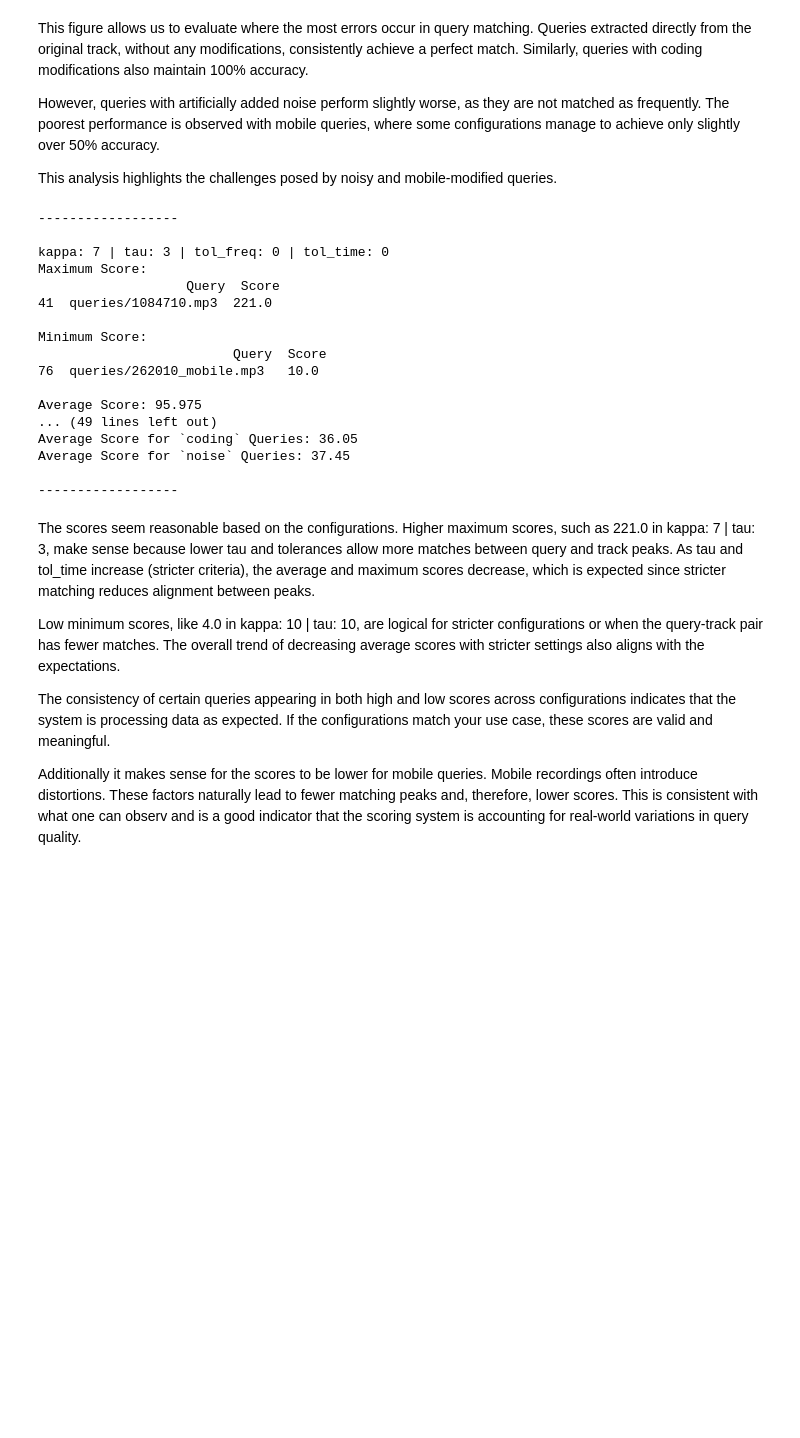
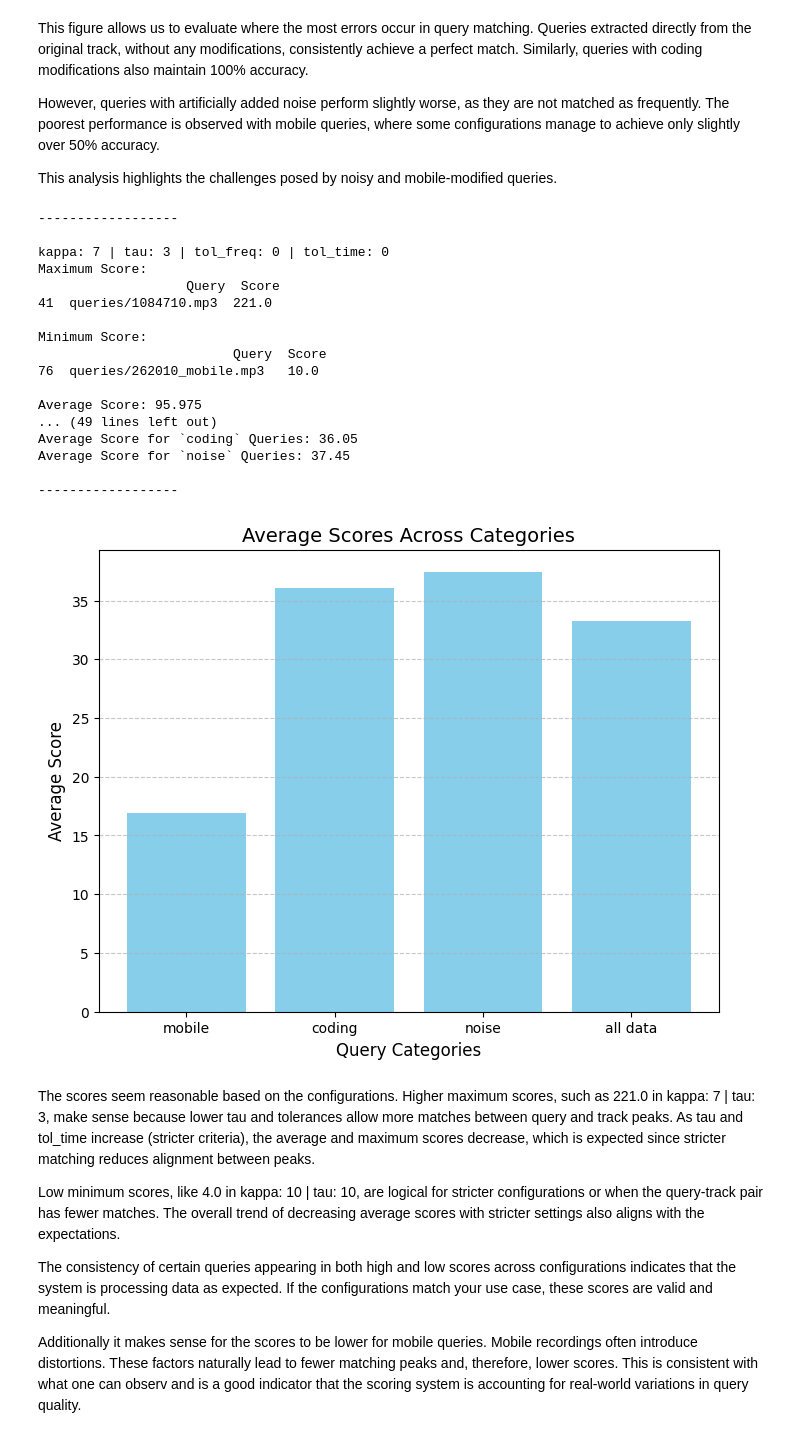
Before and after one commit to Konstiu/Music-Information-Retrieval, a Jupyter notebook: MS2.1.ipynb, the cells around one changed output. Drawn from its saved outputs; the diff is of its cells as text; code cells hidden in the pictures; blank space fills up the shorter version.

Commit message:
Add visualization

```diff
--- a/MS2.1.ipynb
+++ b/MS2.1.ipynb
@@ -628,6 +628,8 @@ for config in configs:
         if "noise" in query_name.lower()
     ]
 
+    average_scores = {"mobile": [], "coding": [], "noise": [], "all data": []}
+
     # Create DataFrames
     df = pd.DataFrame(matches_data)
     df_m = pd.DataFrame(matches_data_mobile)
@@ -650,37 +652,62 @@ for config in configs:
         average_score_n = df_n["Score"].mean()
     average_score_o = None
 
+    for category, matches in zip(
+        ["mobile", "coding", "noise", "all data"],
+        [df_m, df_c, df_n, df]
+    ):
+        df = pd.DataFrame(matches)
+        if not df.empty:
+            df["Score"] = pd.to_numeric(df["Score"])
+            average_scores[category].append(df["Score"].mean())
+
     # Calculate max, min, and average for all queries
     max_row = df.nlargest(1, "Score")
     min_row = df.nsmallest(1, "Score")
     average_score = df["Score"].mean()
 
     # Print Results
     print("Maximum Score:\n", max_row)
     print("\nMinimum Score:\n", min_row)
     print("\nAverage Score:", average_score)
     print("Average Score for `mobile` Queries:", average_score_m)
     print("Average Score for `coding` Queries:", average_score_c)
     print("Average Score for `noise` Queries:", average_score_n)
     print("\n------------------\n")
+
+final_averages = {cat: pd.Series(scores).mean() for cat, scores in average_scores.items() if scores}
+
+plt.figure(figsize=(8, 6))
+categories = list(final_averages.keys())
+scores = list(final_averages.values())
+
+plt.bar(categories, scores, color='skyblue')
+plt.title("Average Scores Across Categories", fontsize=14)
+plt.xlabel("Query Categories", fontsize=12)
+plt.ylabel("Average Score", fontsize=12)
+plt.xticks(fontsize=10)
+plt.yticks(fontsize=10)
+plt.grid(axis='y', linestyle='--', alpha=0.7)
+plt.show()
 # %% [output]
 ------------------
 
 kappa: 7 | tau: 3 | tol_freq: 0 | tol_time: 0
 Maximum Score:
                    Query  Score
 41  queries/1084710.mp3  221.0
 
 Minimum Score:
                          Query  Score
 76  queries/262010_mobile.mp3   10.0
 
 Average Score: 95.975
 ... (49 lines left out)
 Average Score for `coding` Queries: 36.05
 Average Score for `noise` Queries: 37.45
 
 ------------------
+[figure, added]
 # %% [markdown]
 The scores seem reasonable based on the configurations. Higher maximum scores, such as 221.0 in kappa: 7 | tau: 3, make sense because lower tau and tolerances allow more matches between query and track peaks. As tau and tol_time increase (stricter criteria), the average and maximum scores decrease, which is expected since stricter matching reduces alignment between peaks.
 
```
Also changed, not shown: parts of 3 cells of this notebook.
